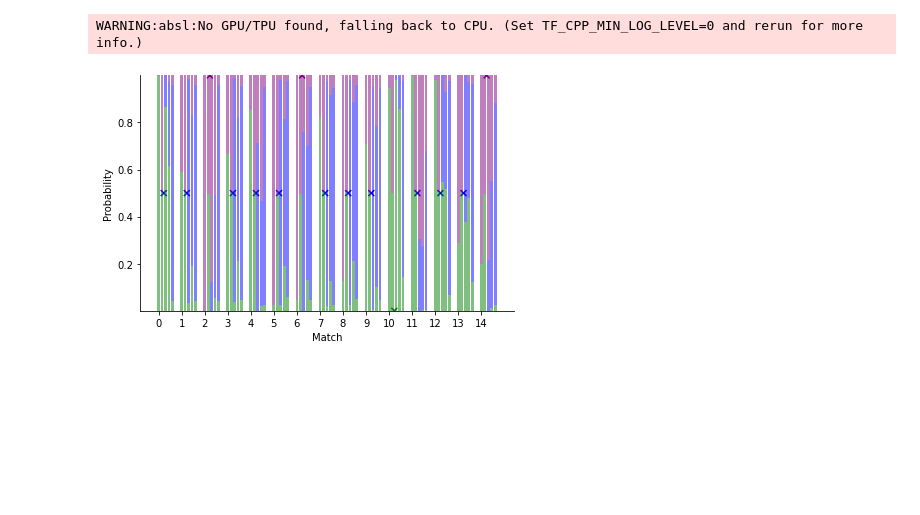
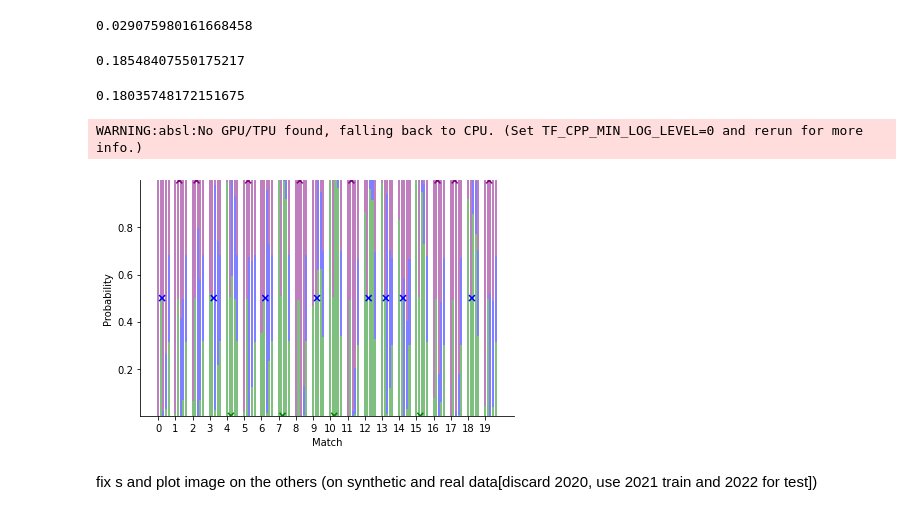
Before and after one commit to SamDuffield/abile, a Jupyter notebook: test.ipynb, the cells around one changed output. Cells and saved outputs as stored; diff of their text form; code cells hidden in the pictures; blank space fills up the shorter version.

Commit message:
change discrete to m2

```diff
--- a/test.ipynb
+++ b/test.ipynb
@@ -1,3 +40,15 @@
+# %%
+np.sum(coef*np.log(x)*np.log(y))-np.sum(coef*np.log(y))*np.sum(coef*np.log(x))
+# %% [output]
+0.029075980161668458
+# %%
+np.log(np.sum(coef*x)) - np.log(np.sum(coef*y))
+# %% [output]
+0.18548407550175217
+# %%
+np.sum(coef*np.abs(np.log(x) - np.log(y)))
+# %% [output]
+0.18035748172151675
 # %%
 from functools import partial
 from jax import numpy as jnp, random, vmap
@@ -8,8 +59,8 @@ from filtering import filter_sweep
 
 rk = random.PRNGKey(0)
 
-n_players = 10
-n_matches = 15
+n_players = 30
+n_matches = 100
 
 init_mean = 0.
 init_var = 3.
@@ -68,41 +119,47 @@ initial_distribution_skills = jnp.zeros(10)
 initial_distribution_skills = initial_distribution_skills.at[0].set(0.8)
 initial_distribution_skills = initial_distribution_skills.at[1].set(0.2)
 
+epsilon_disc = 1
+s_disc = 2
+
 _, initial_distribution_skills_player = models.discrete.initiator(n_players, initial_distribution_skills, rk)
 discrete_filter_out = filter_sweep_data(models.discrete.filter,
                                         init_player_skills=initial_distribution_skills_player,
-                                        static_propagate_params=tau, static_update_params=[s, epsilon])
+                                        static_propagate_params=tau, static_update_params=[s_disc, epsilon_disc])
 # %%
 # Plot results
+n_matches_plot = 20
 bin_width = 0.15
-inds = jnp.arange(n_matches)
+inds = jnp.arange(n_matches_plot)
 alph = 0.5
 
 
 def plot_predictions(ax, predictions, barpos):
     ax.bar(inds + barpos * bin_width, predictions[:, 2], bottom=1 - predictions[:, 2], width=bin_width * 0.8,
            color='purple', alpha=alph)  # p2 wins
     ax.bar(inds + barpos * bin_width, predictions[:, 0], bottom=predictions[:, 1], width=bin_width * 0.8, color='blue',
            alpha=alph)  # draw
     ax.bar(inds + barpos * bin_width, predictions[:, 1], bin_width * 0.8, color='green', alpha=alph)  # p1 wins
 
 
 fig, ax = plt.subplots()
-plot_predictions(ax, elo_filter_out[-1], 0)
-plot_predictions(ax, glicko_filter_out[-1], 1)
-plot_predictions(ax, trueskill_filter_out[-1], 2)
-plot_predictions(ax, lsmc_filter_out[-1], 3)
-plot_predictions(ax, discrete_filter_out[-1], 4)
-ax.set_xticks(jnp.arange(n_matches))
+plot_predictions(ax, elo_filter_out[-1][:n_matches_plot], 0)
+plot_predictions(ax, glicko_filter_out[-1][:n_matches_plot], 1)
+plot_predictions(ax, trueskill_filter_out[-1][:n_matches_plot], 2)
+plot_predictions(ax, lsmc_filter_out[-1][:n_matches_plot], 3)
+plot_predictions(ax, discrete_filter_out[-1][:n_matches_plot], 4)
+ax.set_xticks(jnp.arange(n_matches_plot))
 
-res_cols = [['blue', 'green', 'purple'][r] for r in sim_results]
+res_cols = [['blue', 'green', 'purple'][r] for r in sim_results[:n_matches_plot]]
 res_to_probpos = {0: 0.5, 1: 0, 2: 1}
-res_probs = [res_to_probpos[int(r)] for r in sim_results]
+res_probs = [res_to_probpos[int(r)] for r in sim_results[:n_matches_plot]]
 ax.scatter(inds + bin_width * 1.5, res_probs, c=res_cols, marker='x')
 ax.set_xlabel('Match')
 ax.set_ylabel('Probability')
 ax.spines['top'].set_visible(False)
 ax.spines['right'].set_visible(False)
 fig.tight_layout()
 # %% [output]
-[figure, old version]
+[figure, new version]
+# %% [markdown]
+fix s and plot image on the others (on synthetic and real data[discard 2020, use 2021 train and 2022 for test])
```
Also changed, not shown: parts of 57 cells of this notebook, 1 other file.
